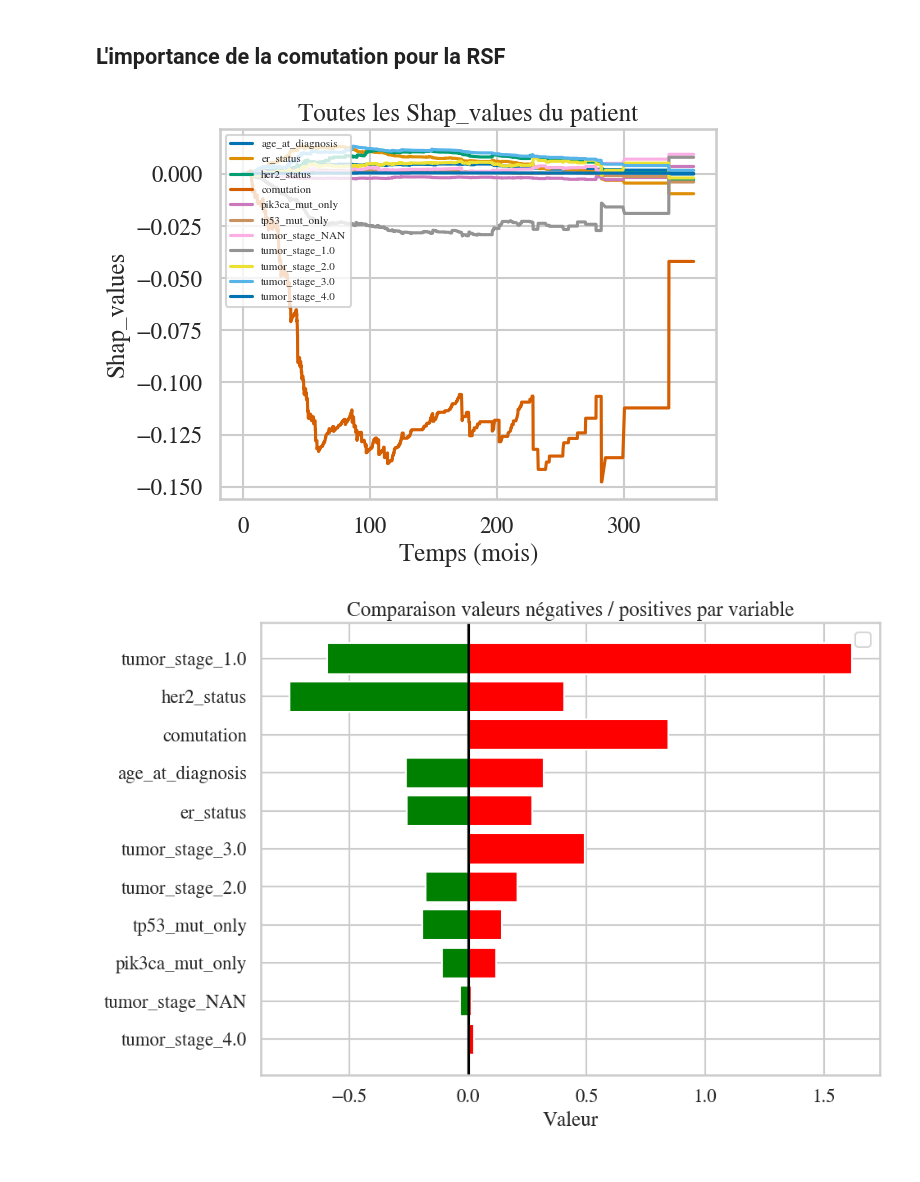
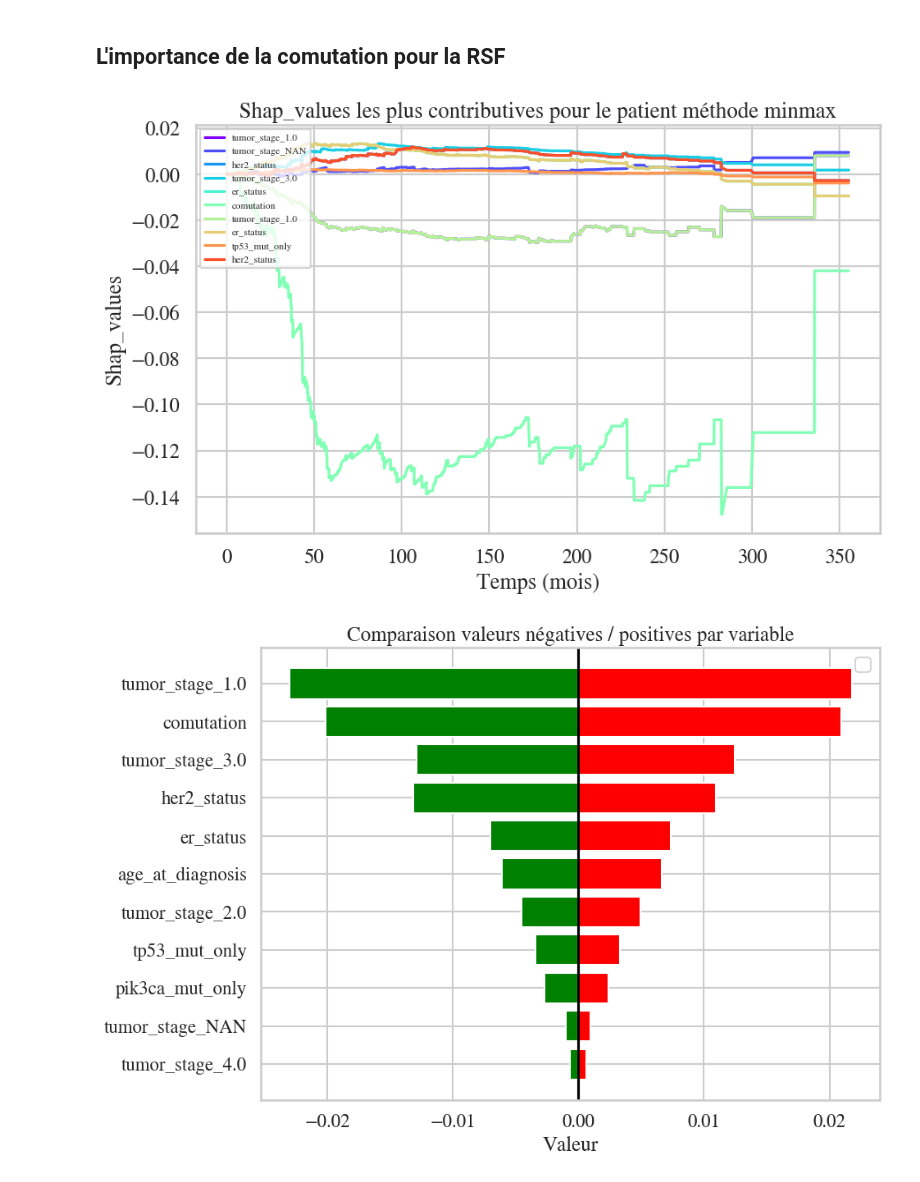
Before and after one commit to Clement-Dn/Surv-ML, a Jupyter notebook: SurvTreeShap_Metabric.ipynb, the cells around one changed output. Cells and saved outputs as stored; diff of their text form; code cells hidden in the pictures.

```diff
--- a/SurvTreeShap_Metabric.ipynb
+++ b/SurvTreeShap_Metabric.ipynb
@@ -339,11 +346,11 @@ score
 ## L'importance de la comutation pour la RSF
 # %%
 a,b = fstp.Shapvalues(model= rsf_comp, data=comutés.iloc[0, :], times=None)
-fstp.STP_graph(x=a, y=b, columns=list(comutés.columns), selection=None, min=10, max=10)
+fstp.STP_graph(x=a, y=b, columns=list(comutés.columns), selection="minmax", min=5, max=5)
 # %% [output]
-[figure, old version]
+[figure, new version]
 # %%
-A=fstp.Shapvaluesrank(model= rsf_comp, data=X_comp_test, times=None, sample_size=10, number_of_values=None)
+A=fstp.Shapvaluesrank(model= rsf_comp, data=X_comp_test, times=None, sample_size=None, number_of_values=None)
 # %% [output]
-[figure, old version]
+[figure, new version]
 # %%
```
Also changed, not shown: parts of 9 cells of this notebook.
